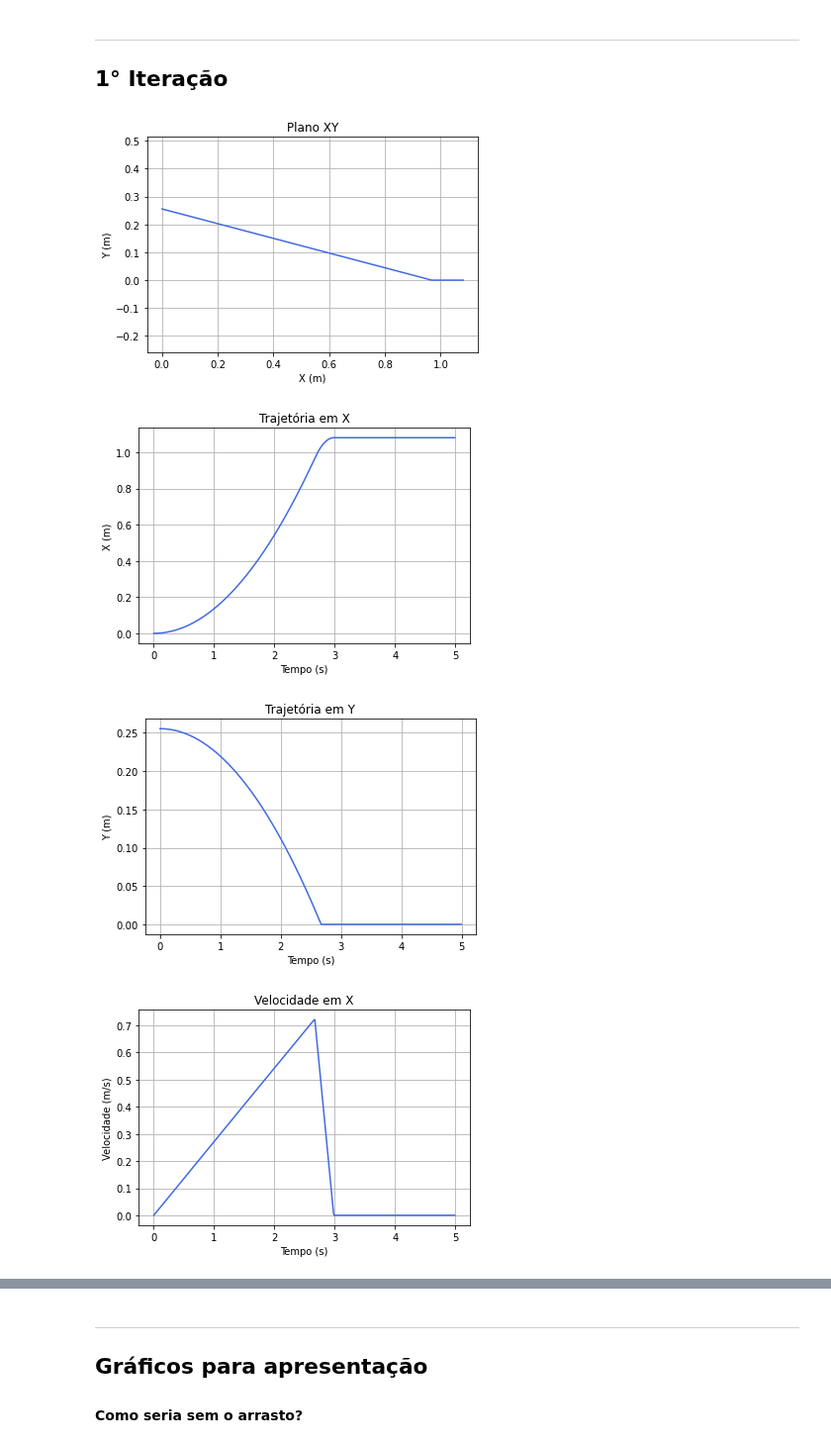
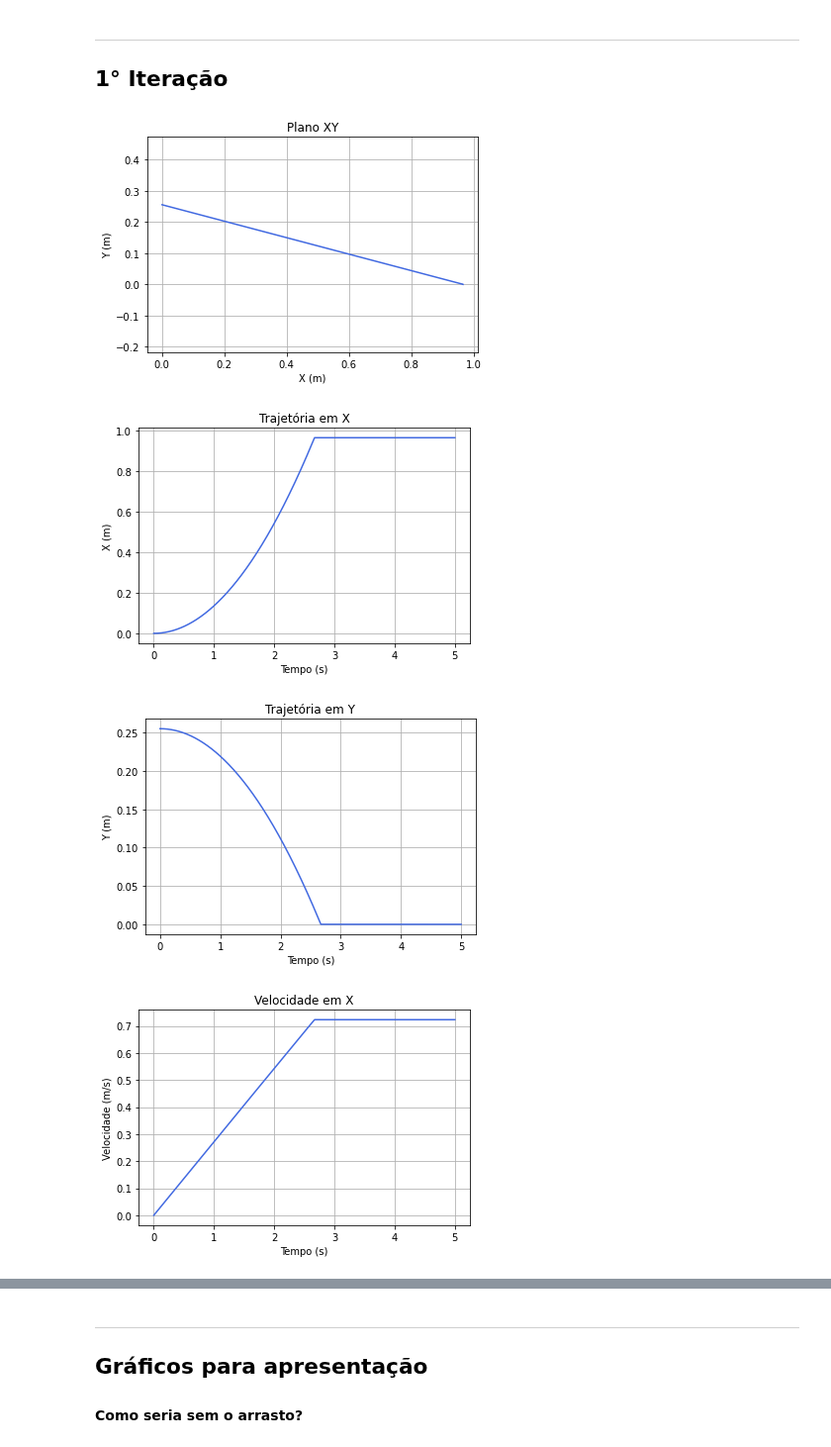
Before and after one commit to pedroivoal/Modsim-P3, a Jupyter notebook: Implementação/modelo.ipynb, the cells around one changed output, grey strips where cells are left out. Shown at 99% size. Drawn from its saved outputs; the diff is of its cells as text; code cells hidden in the pictures.

```diff
--- a/Implementação/modelo.ipynb
+++ b/Implementação/modelo.ipynb
@@ -69,14 +69,11 @@ def modelo1 (X, t, angle):
     if angle < angle_l:
         return [0, 0, 0, 0]
     elif y < 0:
-        if dxdt > 0:
-            return [dxdt, 0, -mic*g, 0]
-        else:
-            return [0, 0, 0, 0]
+                return [exp(10e4*y)*dydt, exp(10e4*y)*dydt, exp(10e4*y)*dydt, exp(10e4*y)*dydt]
     else:
         return [dxdt, dydt, dvxdt, dvydt]
 # %%
-L_t = np.arange(0, 5, 0.01)
+L_t = np.arange(0, 5, 0.001)
 
 # Condições iniciais
 angle = 14.8
@@ -103,37 +100,37 @@ plt.plot(L_t, L_x1, 'royalblue')
 plt.title('Trajetória em X')
 plt.xlabel('Tempo (s)')
 plt.ylabel('X (m)')
 plt.grid(True)
 plt.show()
 
 # Trajetória em Y
 plt.plot(L_t, L_y1, 'royalblue')
 plt.title('Trajetória em Y')
 plt.xlabel('Tempo (s)')
 plt.ylabel('Y (m)')
 plt.grid(True)
 plt.show()
 
 # Velocidade em X
 plt.plot(L_t, L_vx1, 'royalblue')
 plt.title('Velocidade em X')
 plt.xlabel('Tempo (s)')
 plt.ylabel('Velocidade (m/s)')
 plt.grid(True)
 plt.show()
 
 # Velocidade em Y
 plt.plot(L_t, L_vy1, 'royalblue')
 plt.title('Velocidade em Y')
 plt.xlabel('Tempo (s)')
 plt.ylabel('Velocidade (m/s)')
 plt.grid(True)
 plt.show()
 # %% [output]
-[figure, old version]
+[figure, new version]
-[figure, old version]
+[figure, new version]
 [figure]
-[figure, old version]
+[figure, new version]
 [figure]
 # %% [markdown]
 ----
```
Also changed, not shown: parts of 4 cells of this notebook.
